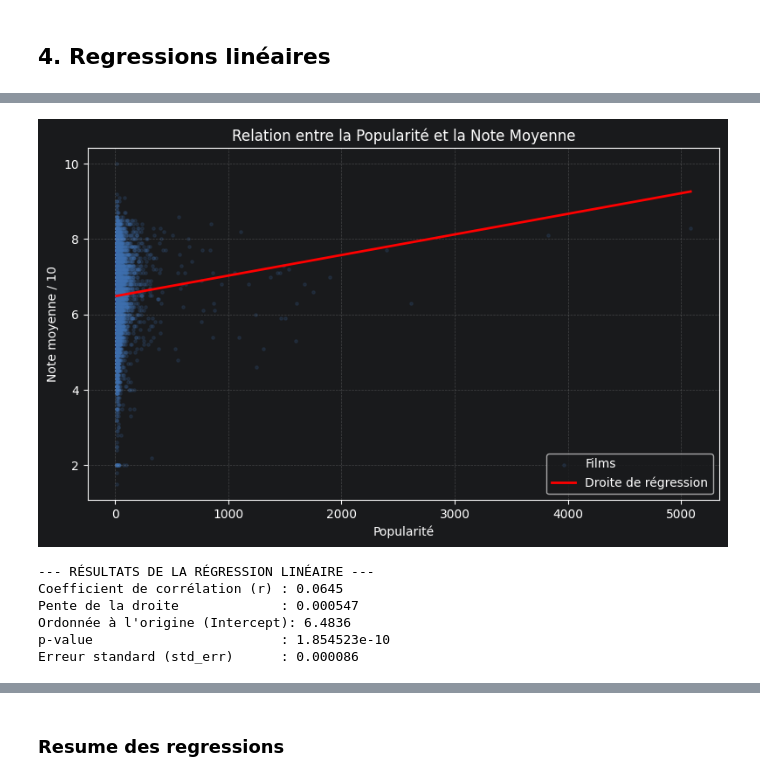
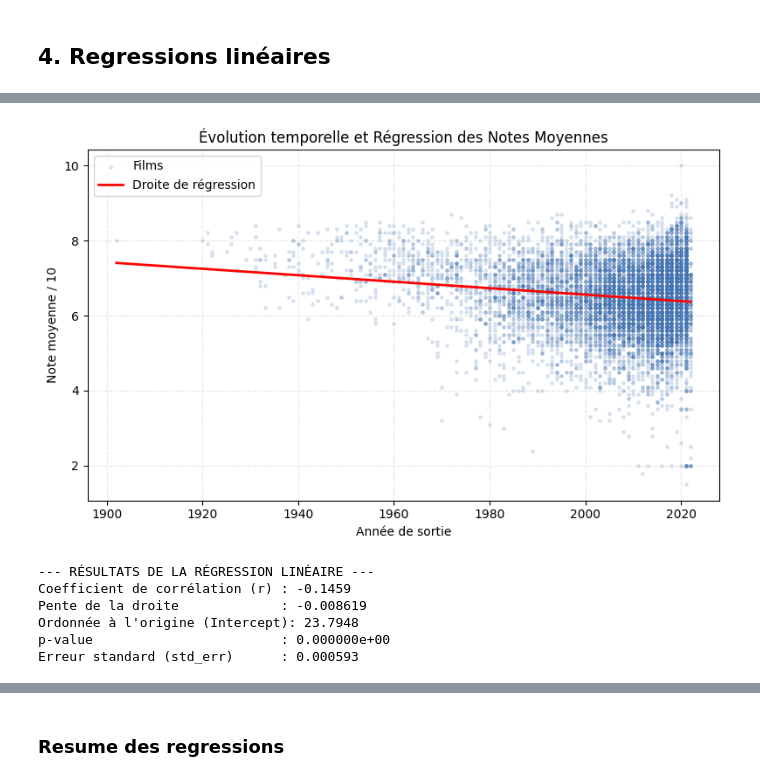
Before and after one commit to Dylan801/8PRO408, a Jupyter notebook: notebook.ipynb, the cells around one changed output, grey strips where cells are left out. Cells and saved outputs as stored; diff of their text form; code cells hidden in the pictures.

```diff
--- a/notebook.ipynb
+++ b/notebook.ipynb
@@ -96,6 +96,10 @@ df["main_genre"] = df["Genre"].str.split(",").str[0].str.strip()
 
 # Suppression des lignes sans Note, Vote ou Popularité
 df = df.dropna(subset=["Vote_Average", "Vote_Count", "Popularity"])
+
+# Decision unique : on retire les films non notes (Vote_Average == 0) pour tout le notebook.
+# Cela evite d'eparpiller des filtres "> 0" dans chaque section et garantit la coherence.
+df = df[df["Vote_Average"] > 0].copy()
 print(f"apres nettoyage : {df.shape}")
 df.dtypes
 # %% [output]
@@ -332,46 +369,45 @@ Erreur standard (std_err)      : 0.000003
 # %%
-# Nettoyage des valeurs aberrantes à 0 pour ne pas fausser la régression
-df_reg2 = df[df["Vote_Average"] > 0]
-
-x_data2 = df_reg2["Popularity"]
-y_data2 = df_reg2["Vote_Average"]
+# Nettoyage des valeurs aberrantes à 0 et des valeurs manquantes dans l'année
+df_reg3 = df[df["year"].notnull()]
+x_data3 = df_reg3["year"]
+y_data3 = df_reg3["Vote_Average"]
 
 # Appel de notre fonction NumPy personnalisée définie à l'Étape 1
-pente2, intercept2, r_coef2, p_val2, std_err2 = linregress_np(x_data2, y_data2)
+pente3, intercept3, r_coef3, p_val3, std_err3 = linregress_np(x_data3, y_data3)
 
 # Tracé du graphique
 fig, ax = plt.subplots(figsize=(8, 5))
 
-# Le nuage de points (Scatter)
-ax.scatter(x_data2, y_data2, alpha=0.15, s=6, color="#4374B3", label="Films")
+# Le nuage de points (Scatter) avec une transparence maîtrisée
+ax.scatter(x_data3, y_data3, alpha=0.15, s=6, color="#4374B3", label="Films")
 
 # Tracé de la droite de régression (Y = pente * X + intercept)
-x_droite2 = np.linspace(x_data2.min(), x_data2.max(), 100)
-y_droite2 = pente2 * x_droite2 + intercept2
-ax.plot(x_droite2, y_droite2, color="red", linewidth=2, label="Droite de régression")
+x_droite3 = np.linspace(x_data3.min(), x_data3.max(), 100)
+y_droite3 = pente3 * x_droite3 + intercept3
+ax.plot(x_droite3, y_droite3, color="red", linewidth=2, label="Droite de régression")
 
-# Ajustements esthétiques
-ax.set_xlabel("Popularité")
+# Ajustements esthétiques pour l'environnement sombre
+ax.set_xlabel("Année de sortie")
 ax.set_ylabel("Note moyenne / 10")
-ax.set_title("Relation entre la Popularité et la Note Moyenne")
+ax.set_title("Évolution temporelle et Régression des Notes Moyennes")
 ax.grid(True, linestyle="--", alpha=0.3)
 ax.legend()
 
 plt.tight_layout()
 plt.show()
 
-# Affichage scientifique des résultats pour le rapport/oral
+# Affichage scientifique des résultats pour l'oral
 print(f"--- RÉSULTATS DE LA RÉGRESSION LINÉAIRE ---")
-print(f"Coefficient de corrélation (r) : {r_coef2:.4f}")
-print(f"Pente de la droite             : {pente2:.6f}")
-print(f"Ordonnée à l'origine (Intercept): {intercept2:.4f}")
-print(f"p-value                        : {p_val2:.6e}")
-print(f"Erreur standard (std_err)      : {std_err2:.6f}")
+print(f"Coefficient de corrélation (r) : {r_coef3:.4f}")
+print(f"Pente de la droite             : {pente3:.6f}")
+print(f"Ordonnée à l'origine (Intercept): {intercept3:.4f}")
+print(f"p-value                        : {p_val3:.6e}")
+print(f"Erreur standard (std_err)      : {std_err3:.6f}")
 # %% [output]
-[figure, old version]
+[figure, new version]
 --- RÉSULTATS DE LA RÉGRESSION LINÉAIRE ---
-Coefficient de corrélation (r) : 0.0645
-Pente de la droite             : 0.000547
-Ordonnée à l'origine (Intercept): 6.4836
-p-value                        : 1.854523e-10
-Erreur standard (std_err)      : 0.000086
+Coefficient de corrélation (r) : -0.1459
+Pente de la droite             : -0.008619
+Ordonnée à l'origine (Intercept): 23.7948
+p-value                        : 0.000000e+00
+Erreur standard (std_err)      : 0.000593
```
Also changed, not shown: parts of 21 cells of this notebook.
